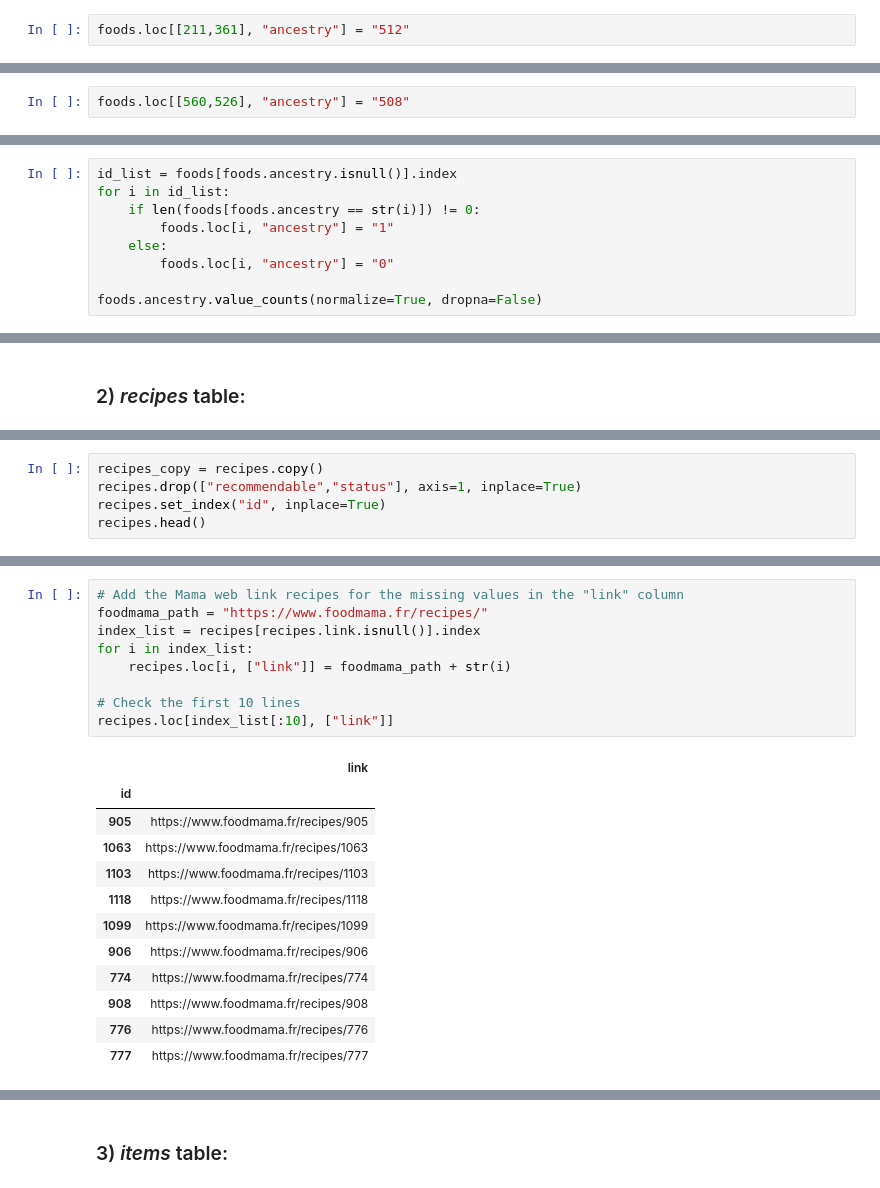
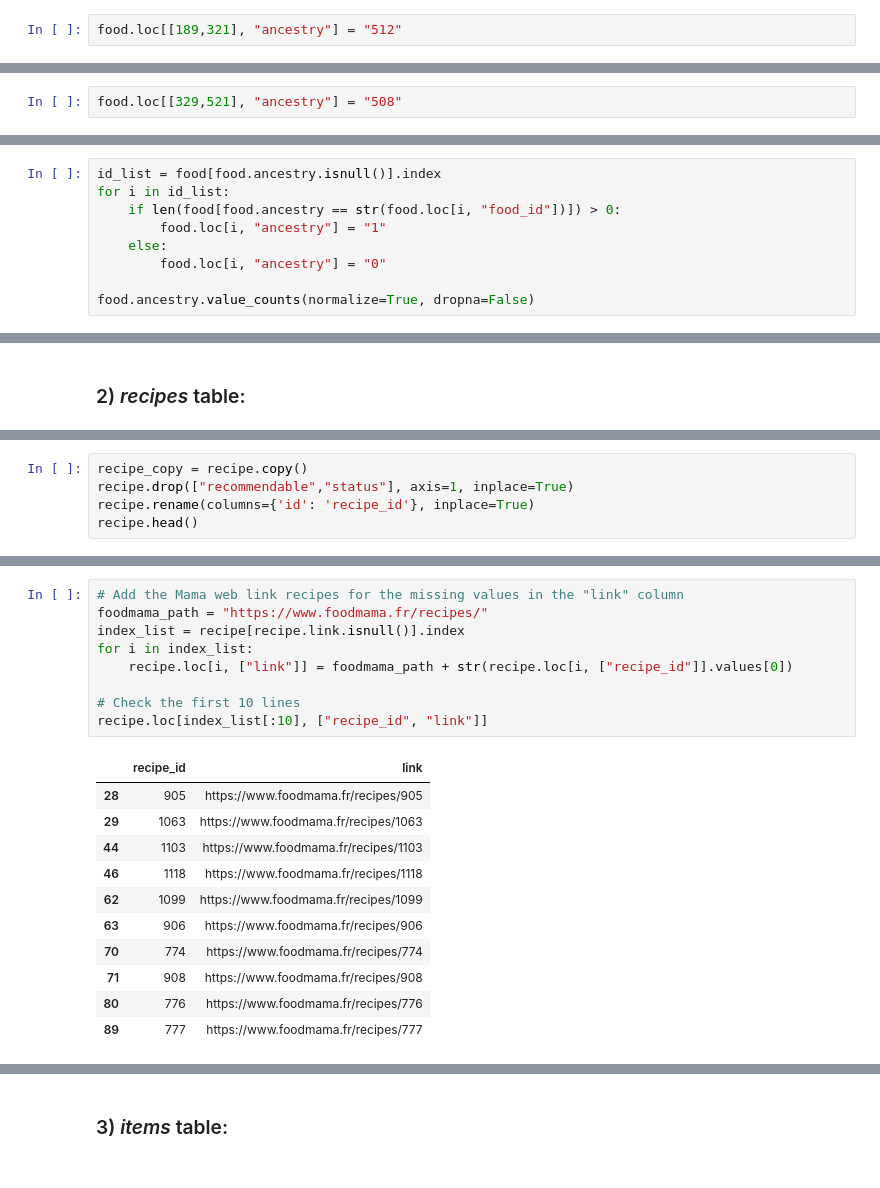
Before and after one commit to rezaadle/food-mama-project, a Jupyter notebook: mama-preprocessing.ipynb, the cells around one changed output, grey strips where cells are left out. Saved outputs shown, nothing was run; the diff lists cells and outputs as text.

```diff
--- a/mama-preprocessing.ipynb
+++ b/mama-preprocessing.ipynb
@@ -173,3 +165,3 @@ foods[(foods.index == 510) | (foods.index == 512)]
 # %%
-foods.loc[[211,361], "ancestry"] = "512"
+food.loc[[189,321], "ancestry"] = "512"
 # %%
@@ -203,16 +192,16 @@ foods[(foods.ancestry == "508") | (foods.ancestry == "277") | (foods.ancestry ==
 # %%
-foods.loc[[560,526], "ancestry"] = "508"
+food.loc[[329,521], "ancestry"] = "508"
 # %% [markdown]
 - Change the "NaN" value in *ancestry* column with "1" (to be considered as a root position) for the foods line with at least one child in the table. And those that don't have any (parent/child) relation with "0".
 # %%
-id_list = foods[foods.ancestry.isnull()].index
+id_list = food[food.ancestry.isnull()].index
 for i in id_list:
-    if len(foods[foods.ancestry == str(i)]) != 0:
-        foods.loc[i, "ancestry"] = "1"
+    if len(food[food.ancestry == str(food.loc[i, "food_id"])]) > 0:
+        food.loc[i, "ancestry"] = "1"
     else:
-        foods.loc[i, "ancestry"] = "0"
+        food.loc[i, "ancestry"] = "0"
 
-foods.ancestry.value_counts(normalize=True, dropna=False)
+food.ancestry.value_counts(normalize=True, dropna=False)
 # %% [output]
 0      0.650709
 1      0.067376
@@ -258,6 +247,6 @@ memory usage: 115.8+ KB
 # %%
-recipes_copy = recipes.copy()
-recipes.drop(["recommendable","status"], axis=1, inplace=True)
-recipes.set_index("id", inplace=True)
-recipes.head()
+recipe_copy = recipe.copy()
+recipe.drop(["recommendable","status"], axis=1, inplace=True)
+recipe.rename(columns={'id': 'recipe_id'}, inplace=True)
+recipe.head()
 # %% [output]
@@ -278,24 +266,23 @@ Name: origin, dtype: int64
 # %%
 # Add the Mama web link recipes for the missing values in the "link" column
 foodmama_path = "https://www.foodmama.fr/recipes/"
-index_list = recipes[recipes.link.isnull()].index
+index_list = recipe[recipe.link.isnull()].index
 for i in index_list:
-    recipes.loc[i, ["link"]] = foodmama_path + str(i)
+    recipe.loc[i, ["link"]] = foodmama_path + str(recipe.loc[i, ["recipe_id"]].values[0])
 
 # Check the first 10 lines
-recipes.loc[index_list[:10], ["link"]]
+recipe.loc[index_list[:10], ["recipe_id", "link"]]
 # %% [output]
-|  | link |
-| id |  |
-| 905 | https://www.foodmama.fr/recipes/905 |
-| 1063 | https://www.foodmama.fr/recipes/1063 |
-| 1103 | https://www.foodmama.fr/recipes/1103 |
-| 1118 | https://www.foodmama.fr/recipes/1118 |
-| 1099 | https://www.foodmama.fr/recipes/1099 |
-| 906 | https://www.foodmama.fr/recipes/906 |
-| 774 | https://www.foodmama.fr/recipes/774 |
-| 908 | https://www.foodmama.fr/recipes/908 |
-| 776 | https://www.foodmama.fr/recipes/776 |
-| 777 | https://www.foodmama.fr/recipes/777 |
+|  | recipe_id | link |
+| 28 | 905 | https://www.foodmama.fr/recipes/905 |
+| 29 | 1063 | https://www.foodmama.fr/recipes/1063 |
+| 44 | 1103 | https://www.foodmama.fr/recipes/1103 |
+| 46 | 1118 | https://www.foodmama.fr/recipes/1118 |
+| 62 | 1099 | https://www.foodmama.fr/recipes/1099 |
+| 63 | 906 | https://www.foodmama.fr/recipes/906 |
+| 70 | 774 | https://www.foodmama.fr/recipes/774 |
+| 71 | 908 | https://www.foodmama.fr/recipes/908 |
+| 80 | 776 | https://www.foodmama.fr/recipes/776 |
+| 89 | 777 | https://www.foodmama.fr/recipes/777 |
 # %%
 # Check different categories in "rating" column
```
Also changed, not shown: parts of 31 cells of this notebook, 2 other files.
